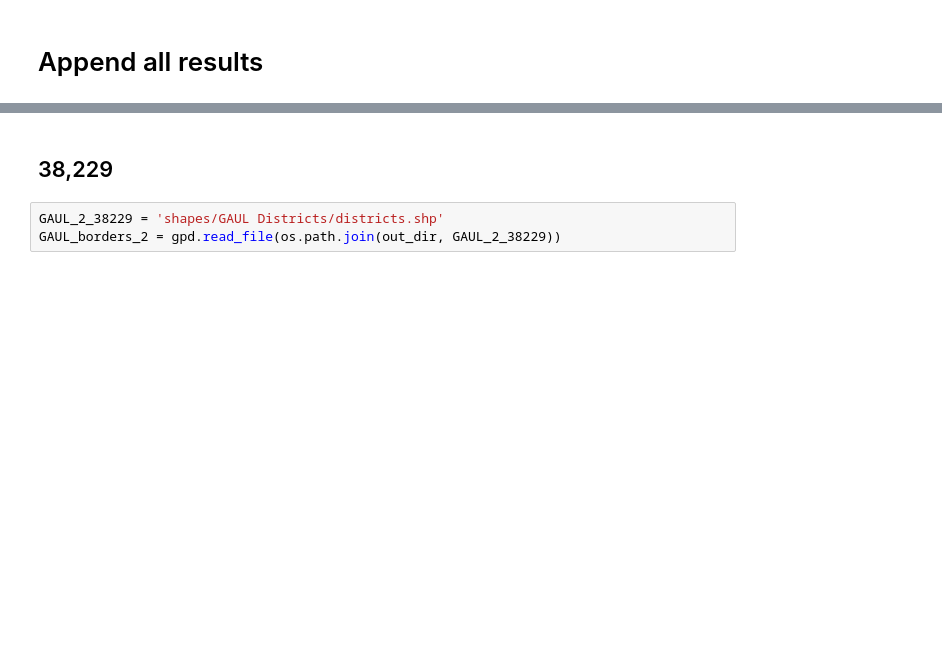
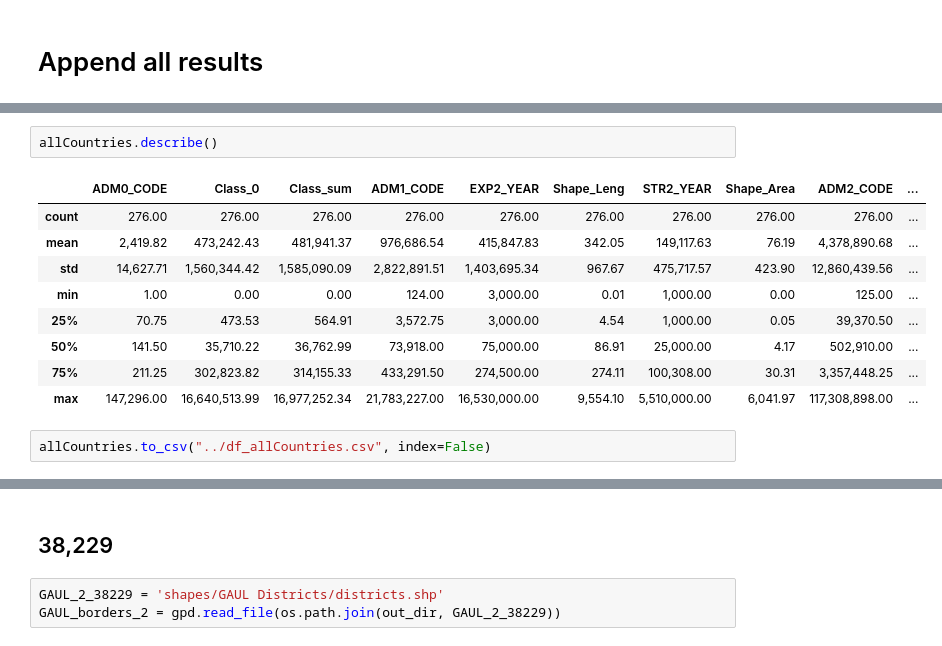
Before and after one commit to JavierParada/JavierParada.github.io, a Jupyter notebook: EL5M/AreaSqKm_01_Notebook.ipynb, the cells around one changed output, grey strips where cells are left out. Cells and saved outputs as stored; diff of their text form; blank space fills up the shorter version.

```diff
--- a/EL5M/AreaSqKm_01_Notebook.ipynb
+++ b/EL5M/AreaSqKm_01_Notebook.ipynb
@@ -211,0 +356,14 @@ allDistricts.to_csv("../allDistricts.csv", index=False)
+# %%
+allCountries.describe()
+# %% [output]
+|  | ADM0_CODE | Class_0 | Class_sum | ADM1_CODE | EXP2_YEAR | Shape_Leng | STR2_YEAR | Shape_Area | ADM2_CODE | ... |
+| count | 276.00 | 276.00 | 276.00 | 276.00 | 276.00 | 276.00 | 276.00 | 276.00 | 276.00 | ... |
+| mean | 2,419.82 | 473,242.43 | 481,941.37 | 976,686.54 | 415,847.83 | 342.05 | 149,117.63 | 76.19 | 4,378,890.68 | ... |
+| std | 14,627.71 | 1,560,344.42 | 1,585,090.09 | 2,822,891.51 | 1,403,695.34 | 967.67 | 475,717.57 | 423.90 | 12,860,439.56 | ... |
+| min | 1.00 | 0.00 | 0.00 | 124.00 | 3,000.00 | 0.01 | 1,000.00 | 0.00 | 125.00 | ... |
+| 25% | 70.75 | 473.53 | 564.91 | 3,572.75 | 3,000.00 | 4.54 | 1,000.00 | 0.05 | 39,370.50 | ... |
+| 50% | 141.50 | 35,710.22 | 36,762.99 | 73,918.00 | 75,000.00 | 86.91 | 25,000.00 | 4.17 | 502,910.00 | ... |
+| 75% | 211.25 | 302,823.82 | 314,155.33 | 433,291.50 | 274,500.00 | 274.11 | 100,308.00 | 30.31 | 3,357,448.25 | ... |
+| max | 147,296.00 | 16,640,513.99 | 16,977,252.34 | 21,783,227.00 | 16,530,000.00 | 9,554.10 | 5,510,000.00 | 6,041.97 | 117,308,898.00 | ... |
+# %%
+allCountries.to_csv("../df_allCountries.csv", index=False)
```
Also changed, not shown: parts of 34 cells of this notebook.
